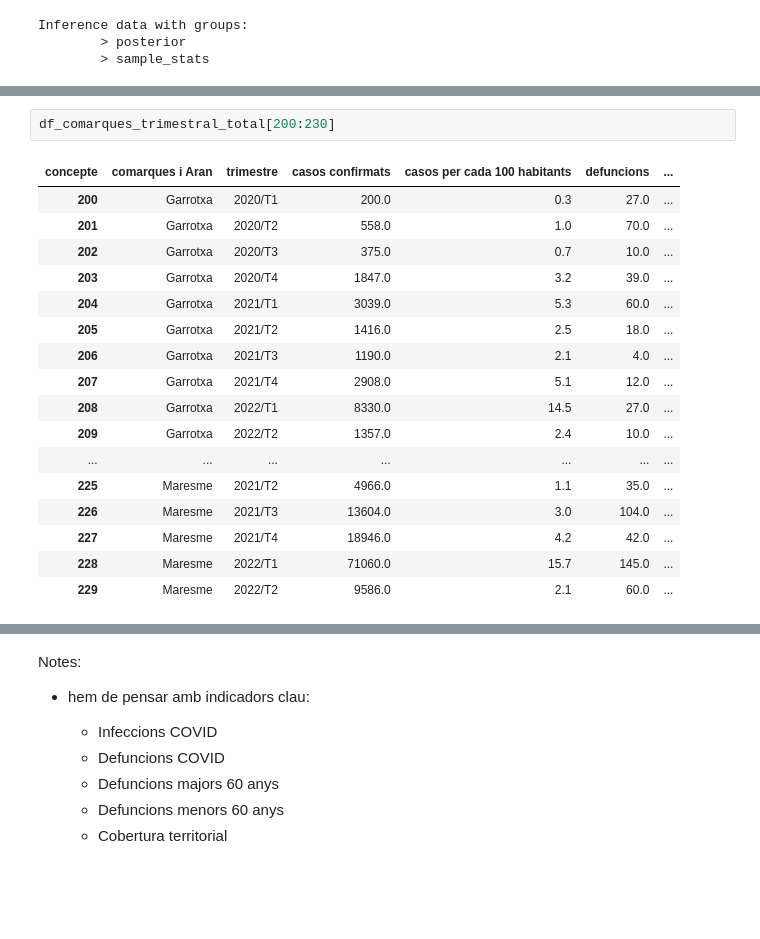
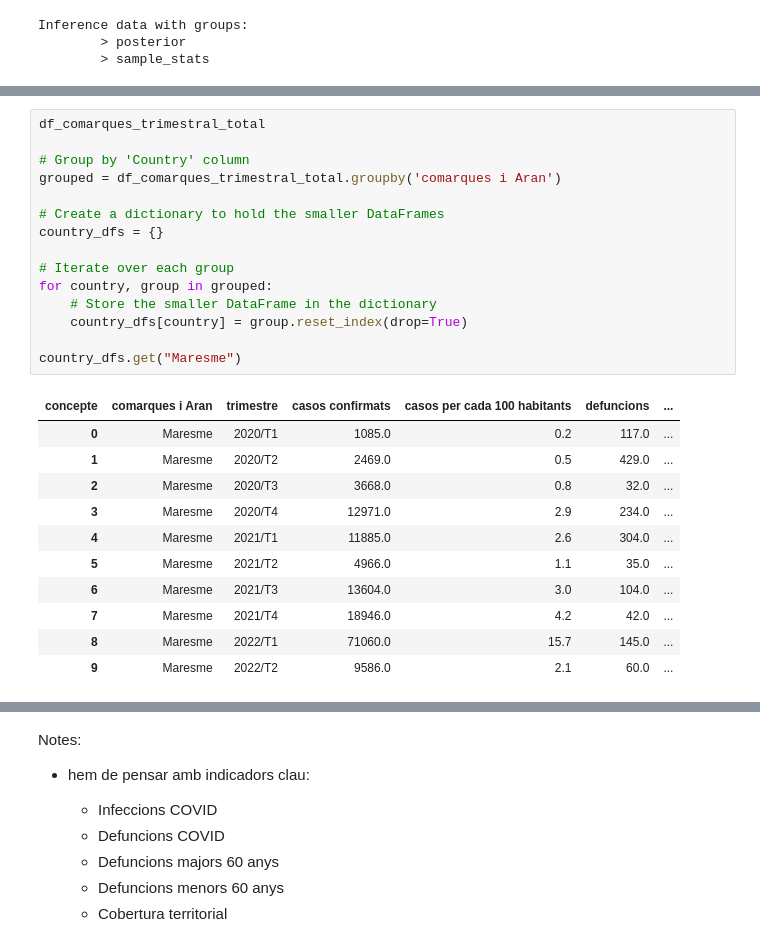
Before and after one commit to RobertTorrell/BayesCovidCat, a Jupyter notebook: BayesCodivCat_nb.ipynb, the cells around one changed output, grey strips where cells are left out. Drawn from its saved outputs; the diff is of its cells as text; blank space fills up the shorter version.

```diff
--- a/BayesCodivCat_nb.ipynb
+++ b/BayesCodivCat_nb.ipynb
@@ -493,20 +536,27 @@ plt.show()
 # %%
-df_comarques_trimestral_total[200:230]
+df_comarques_trimestral_total
+
+# Group by 'Country' column
+grouped = df_comarques_trimestral_total.groupby('comarques i Aran')
+
+# Create a dictionary to hold the smaller DataFrames
+country_dfs = {}
+
+# Iterate over each group
+for country, group in grouped:
+    # Store the smaller DataFrame in the dictionary
+    country_dfs[country] = group.reset_index(drop=True)
+
+country_dfs.get("Maresme")
 # %% [output]
 | concepte | comarques i Aran | trimestre | casos confirmats | casos per cada 100 habitants | defuncions | ... |
-| 200 | Garrotxa | 2020/T1 | 200.0 | 0.3 | 27.0 | ... |
-| 201 | Garrotxa | 2020/T2 | 558.0 | 1.0 | 70.0 | ... |
-| 202 | Garrotxa | 2020/T3 | 375.0 | 0.7 | 10.0 | ... |
-| 203 | Garrotxa | 2020/T4 | 1847.0 | 3.2 | 39.0 | ... |
-| 204 | Garrotxa | 2021/T1 | 3039.0 | 5.3 | 60.0 | ... |
-| 205 | Garrotxa | 2021/T2 | 1416.0 | 2.5 | 18.0 | ... |
-| 206 | Garrotxa | 2021/T3 | 1190.0 | 2.1 | 4.0 | ... |
-| 207 | Garrotxa | 2021/T4 | 2908.0 | 5.1 | 12.0 | ... |
-| 208 | Garrotxa | 2022/T1 | 8330.0 | 14.5 | 27.0 | ... |
-| 209 | Garrotxa | 2022/T2 | 1357.0 | 2.4 | 10.0 | ... |
-| ... | ... | ... | ... | ... | ... | ... |
-| 225 | Maresme | 2021/T2 | 4966.0 | 1.1 | 35.0 | ... |
-| 226 | Maresme | 2021/T3 | 13604.0 | 3.0 | 104.0 | ... |
-| 227 | Maresme | 2021/T4 | 18946.0 | 4.2 | 42.0 | ... |
-| 228 | Maresme | 2022/T1 | 71060.0 | 15.7 | 145.0 | ... |
-| 229 | Maresme | 2022/T2 | 9586.0 | 2.1 | 60.0 | ... |
+| 0 | Maresme | 2020/T1 | 1085.0 | 0.2 | 117.0 | ... |
+| 1 | Maresme | 2020/T2 | 2469.0 | 0.5 | 429.0 | ... |
+| 2 | Maresme | 2020/T3 | 3668.0 | 0.8 | 32.0 | ... |
+| 3 | Maresme | 2020/T4 | 12971.0 | 2.9 | 234.0 | ... |
+| 4 | Maresme | 2021/T1 | 11885.0 | 2.6 | 304.0 | ... |
+| 5 | Maresme | 2021/T2 | 4966.0 | 1.1 | 35.0 | ... |
+| 6 | Maresme | 2021/T3 | 13604.0 | 3.0 | 104.0 | ... |
+| 7 | Maresme | 2021/T4 | 18946.0 | 4.2 | 42.0 | ... |
+| 8 | Maresme | 2022/T1 | 71060.0 | 15.7 | 145.0 | ... |
+| 9 | Maresme | 2022/T2 | 9586.0 | 2.1 | 60.0 | ... |
```
Also changed, not shown: parts of 8 cells of this notebook, 3 other files.
